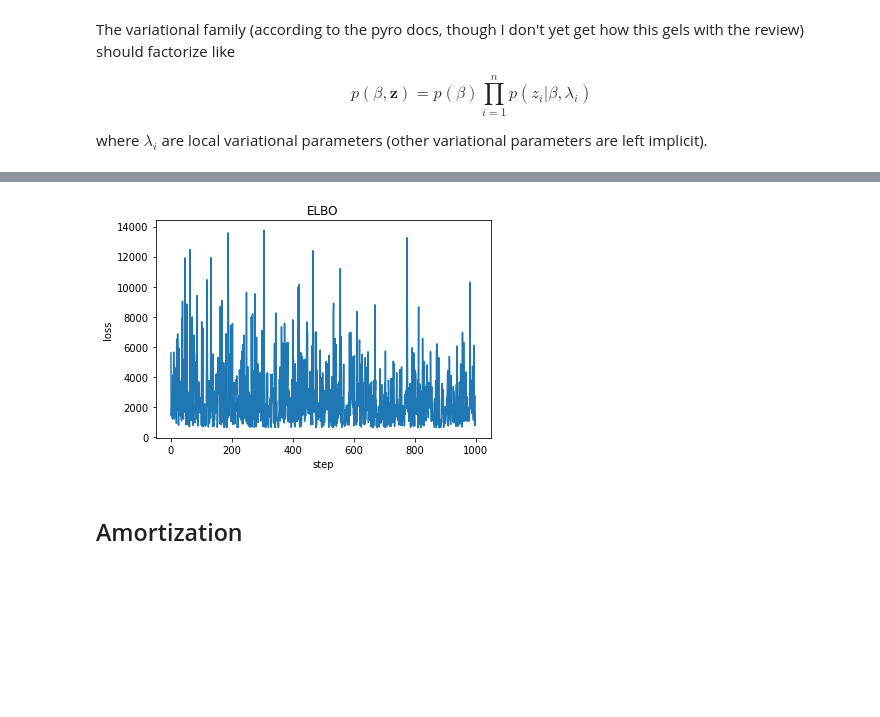
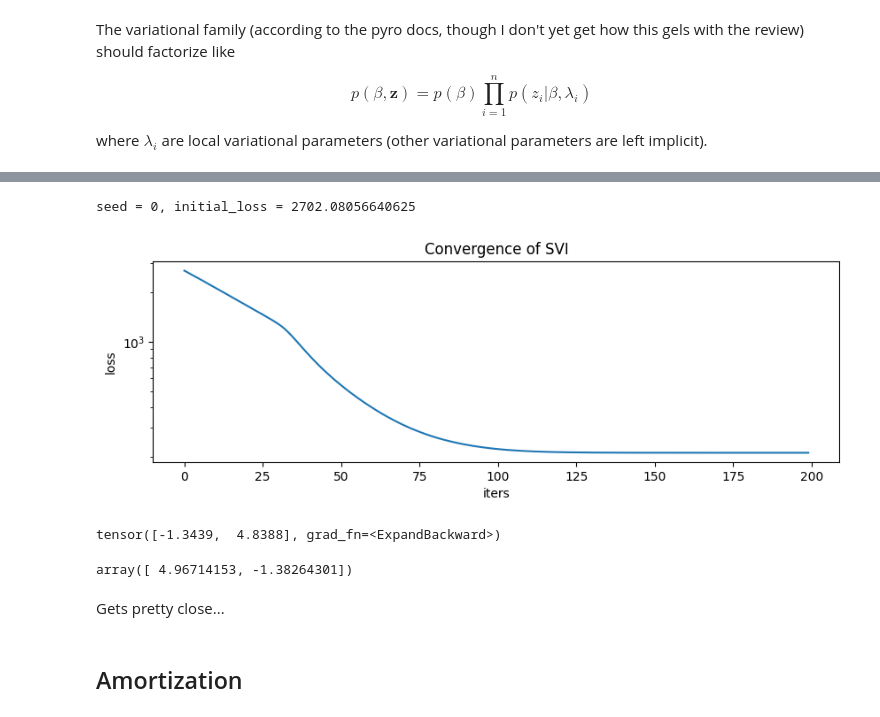
Before and after one commit to jaryaman/ML_demos, a Jupyter notebook: Notebooks/pyro/2-stochastic-variational-inference.ipynb, the cells around one changed output, grey strips where cells are left out. Drawn from its saved outputs; the diff is of its cells as text; code cells hidden in the pictures; blank space fills up the shorter version.

```diff
--- a/Notebooks/pyro/2-stochastic-variational-inference.ipynb
+++ b/Notebooks/pyro/2-stochastic-variational-inference.ipynb
@@ -198,8 +201,2 @@ def guide_mixture_of_gaussians(data):
 # %%
-svi = SVI(model_mixture_of_gaussians, guide_mixture_of_gaussians, optimizer, loss=Trace_ELBO())
+svi = SVI(model_mixture_of_gaussians, auto_guide, optim, loss=elbo)
-# %%
-n_steps = 1000
-losses = []
-d_tensor = torch.tensor(d)
-for step in tqdm(range(n_steps)):
-    losses.append(svi.step(d_tensor))
@@ -229,11 +203,46 @@ tensor([0.4996, 0.4984, 0.4988, 0.5005, 0.5026, 0.5000, 0.5013, 0.5031, 0.5033,
-# %%
-fig, ax = plt.subplots()
-ax.plot(losses)
-ax.set_title("ELBO")
-ax.set_xlabel("step")
-ax.set_ylabel("loss");
-# %% [output]
-[figure, removed]
+# %%
+def initialize(seed, guide):
+    pyro.set_rng_seed(seed)
+    pyro.clear_param_store()
+
+    # Initialize means from a subsample of data.
+    pyro.param('auto_locs', data[torch.multinomial(torch.ones(len(data)) / len(data), K)]);
+
+    loss = svi.loss(model_mixture_of_gaussians, guide, data)
+    return loss
+
+# Choose the best among 100 random initializations.
+loss, seed = min((initialize(seed, auto_guide), seed) for seed in range(100))
+initialize(seed, auto_guide)
+print('seed = {}, initial_loss = {}'.format(seed, loss))
+# %% [output]
+seed = 0, initial_loss = 2702.08056640625
+# %%
+losses = []
+for i in tqdm(range(200)):
+    loss = svi.step(data)
+    losses.append(loss)
+# %%
+plt.figure(figsize=(10,3), dpi=100).set_facecolor('white')
+plt.plot(losses)
+plt.xlabel('iters')
+plt.ylabel('loss')
+plt.yscale('log')
+plt.title('Convergence of SVI');
+# %% [output]
+[figure, added]
+# %%
+map_estimates = auto_guide(data)
+locs = map_estimates['locs']
+locs
+# %% [output]
+tensor([-1.3439,  4.8388], grad_fn=<ExpandBackward>)
+# %%
+mu_k
+# %% [output]
+array([ 4.96714153, -1.38264301])
+# %% [markdown]
+Gets pretty close...
 # %% [markdown]
 ## Amortization
 # %%
```
Also changed, not shown: parts of 16 cells of this notebook.
